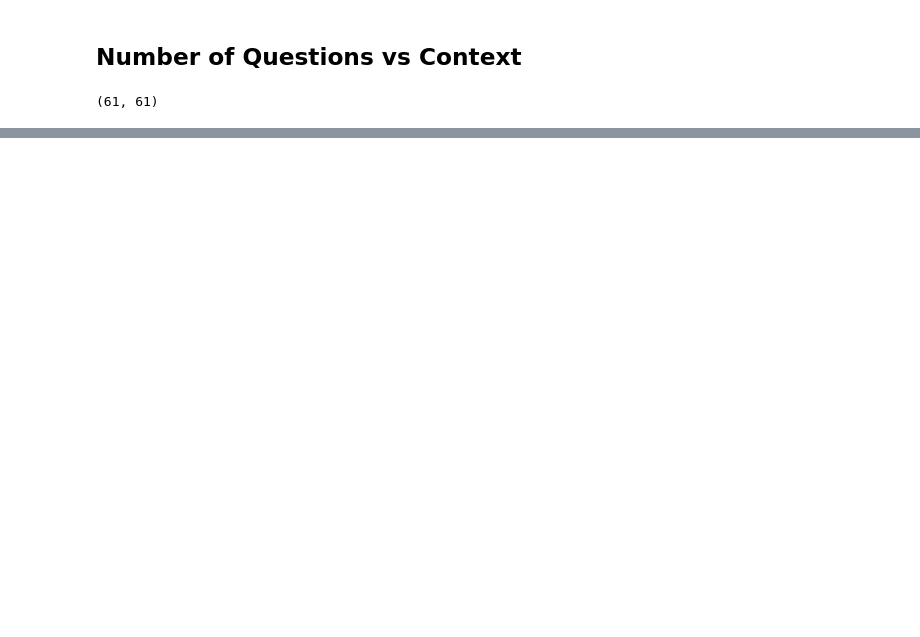
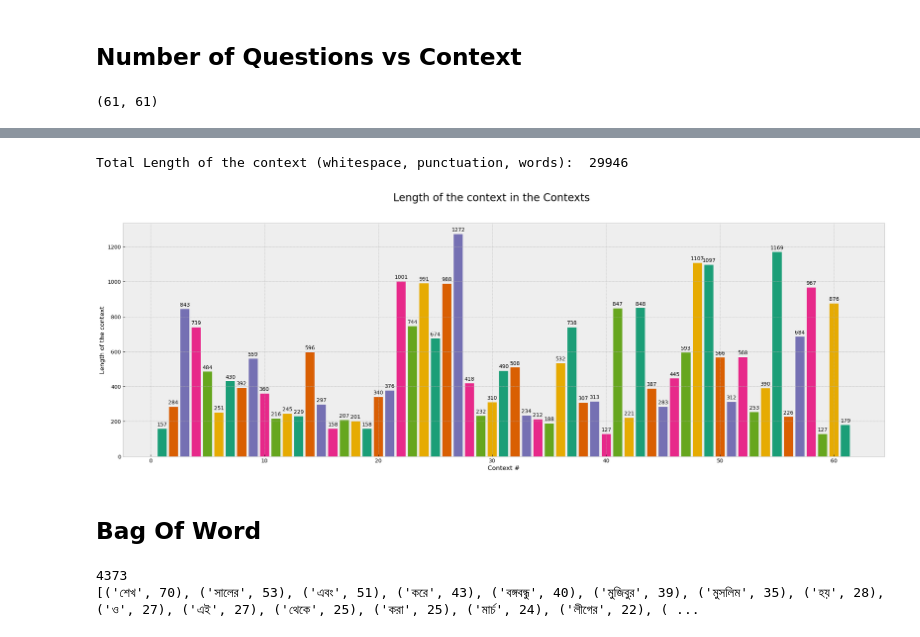
Before and after one commit to afschowdhury/m_jiggasa_test, a Jupyter notebook: schema experiments/final files/data_analysis.ipynb, the cells around one changed output, grey strips where cells are left out. Drawn from its saved outputs; the diff is of its cells as text; code cells hidden in the pictures; blank space fills up the shorter version.

```diff
--- a/schema experiments/final files/data_analysis.ipynb
+++ b/schema experiments/final files/data_analysis.ipynb
@@ -202,0 +210,2 @@ plot_bar_plot([*range(1,len(ctx_ques)+1,1)],
+# %%
+contexts = df['Context'].dropna()
@@ -202,0 +220,3 @@ plot_bar_plot([*range(1,len(ctx_ques)+1,1)],
+# %%
+words_in_context = [len(ctx) for ctx in contexts]
+words_in_context
@@ -202,0 +241,41 @@ plot_bar_plot([*range(1,len(ctx_ques)+1,1)],
+# %%
+s = 0
+for i in words_in_context:
+    s += i
+
+print("Total Length of the context (whitespace, punctuation, words): ", s)
+plot_bar_plot([*range(1,len(words_in_context)+1,1)],
+              words_in_context,
+              "Context #",
+              "Length of the context",
+              "Length of the context in the Contexts",
+              show_number=True
+              )
+# %% [output]
+Total Length of the context (whitespace, punctuation, words):  29946
+[figure, added]
+# %% [markdown]
+## Bag Of Word
+# %%
+from collections import Counter
+from tqdm.notebook import tqdm_notebook
+word_ls = []
+
+for sen in contexts.tolist():
+    word_ls.extend(sen.split())
+    # print(len(word_ls))
+
+
+print(len(word_ls))
+
+
+Counter = Counter(word_ls)
+most_occured_20 = Counter.most_common(20)
+# print(most_occured_20)
+
+
+most_occured_50 = Counter.most_common(50)
+print(most_occured_50)
+# %% [output]
+4373
+[('শেখ', 70), ('সালের', 53), ('এবং', 51), ('করে', 43), ('বঙ্গবন্ধু', 40), ('মুজিবুর', 39), ('মুসলিম', 35), ('হয়', 28), ('ও', 27), ('এই', 27), ('থেকে', 25), ('করা', 25), ('মার্চ', 24), ('লীগের', 22), ( ...
```
Also changed, not shown: parts of 71 cells of this notebook, 28 other files.
